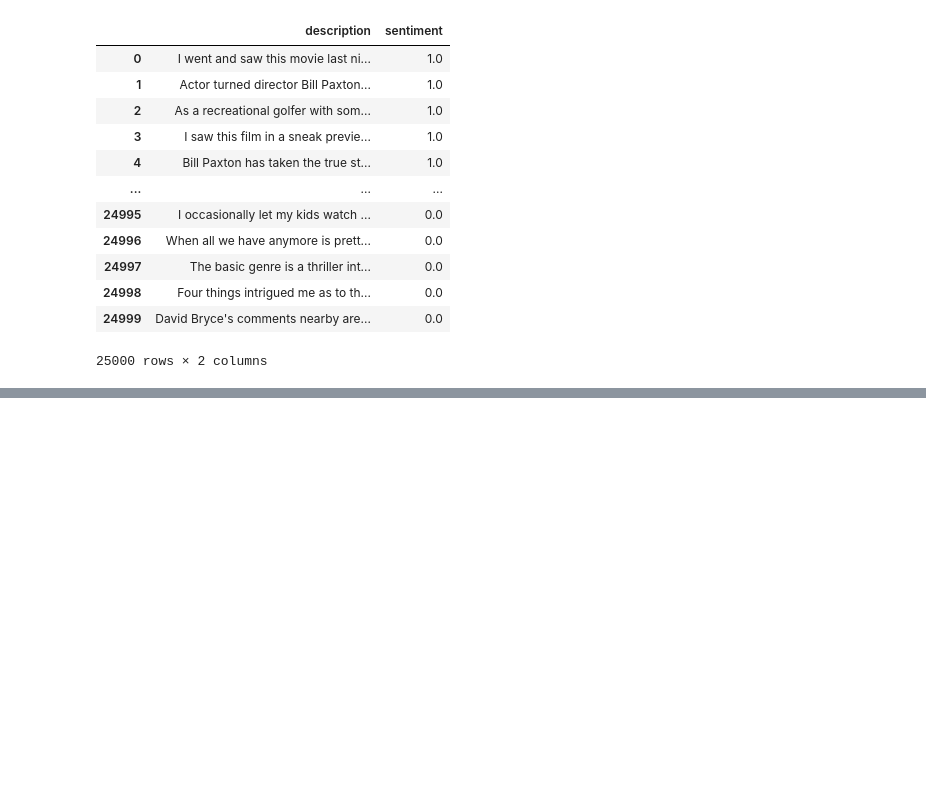
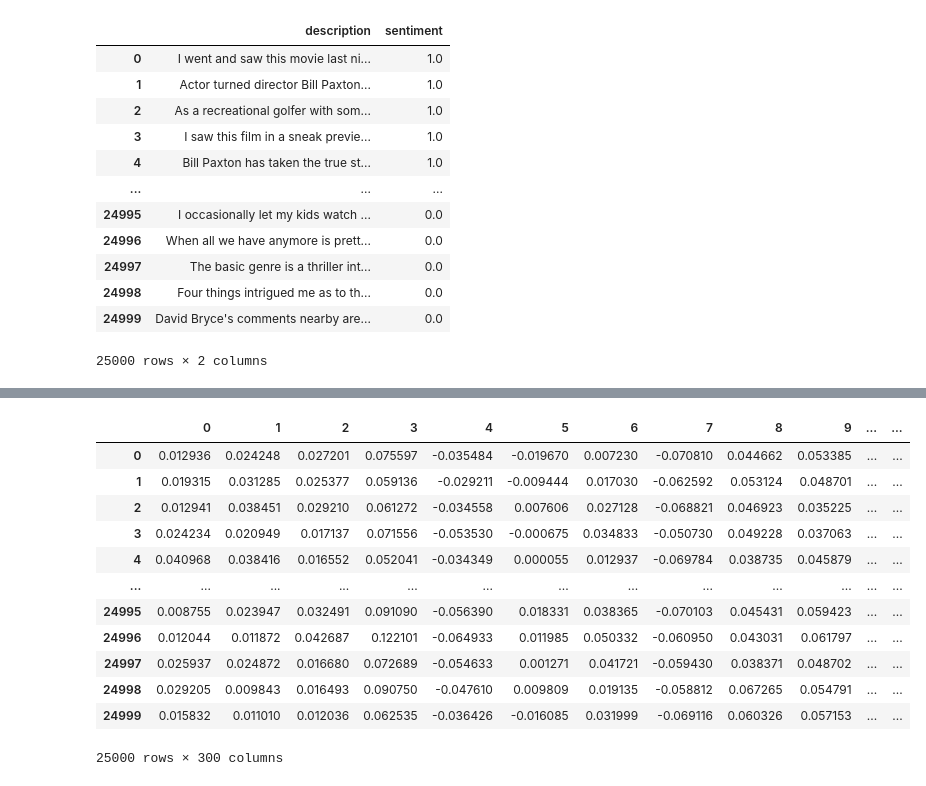
Before and after one commit to hanfei1986/Embedding-with-Word2Vec, a Jupyter notebook: Word2cec embedding and sentiment analysis.ipynb, the cells around one changed output, grey strips where cells are left out. Saved outputs shown, nothing was run; the diff lists cells and outputs as text; code cells hidden in the pictures; blank space fills up the shorter version.

```diff
--- a/Word2cec embedding and sentiment analysis.ipynb
+++ b/Word2cec embedding and sentiment analysis.ipynb
@@ -135,0 +164,17 @@ weighted avg       0.82      0.82      0.82     25000
+# %%
+X_test = pd.DataFrame([calculate_vector(pretrained_model, tokens) for tokens in tokenized_test])
+X_test
+# %% [output]
+|  | 0 | 1 | 2 | 3 | 4 | 5 | 6 | 7 | 8 | 9 | ... | ... |
+| 0 | 0.012936 | 0.024248 | 0.027201 | 0.075597 | -0.035484 | -0.019670 | 0.007230 | -0.070810 | 0.044662 | 0.053385 | ... | ... |
+| 1 | 0.019315 | 0.031285 | 0.025377 | 0.059136 | -0.029211 | -0.009444 | 0.017030 | -0.062592 | 0.053124 | 0.048701 | ... | ... |
+| 2 | 0.012941 | 0.038451 | 0.029210 | 0.061272 | -0.034558 | 0.007606 | 0.027128 | -0.068821 | 0.046923 | 0.035225 | ... | ... |
+| 3 | 0.024234 | 0.020949 | 0.017137 | 0.071556 | -0.053530 | -0.000675 | 0.034833 | -0.050730 | 0.049228 | 0.037063 | ... | ... |
+| 4 | 0.040968 | 0.038416 | 0.016552 | 0.052041 | -0.034349 | 0.000055 | 0.012937 | -0.069784 | 0.038735 | 0.045879 | ... | ... |
+| ... | ... | ... | ... | ... | ... | ... | ... | ... | ... | ... | ... | ... |
+| 24995 | 0.008755 | 0.023947 | 0.032491 | 0.091090 | -0.056390 | 0.018331 | 0.038365 | -0.070103 | 0.045431 | 0.059423 | ... | ... |
+| 24996 | 0.012044 | 0.011872 | 0.042687 | 0.122101 | -0.064933 | 0.011985 | 0.050332 | -0.060950 | 0.043031 | 0.061797 | ... | ... |
+| 24997 | 0.025937 | 0.024872 | 0.016680 | 0.072689 | -0.054633 | 0.001271 | 0.041721 | -0.059430 | 0.038371 | 0.048702 | ... | ... |
+| 24998 | 0.029205 | 0.009843 | 0.016493 | 0.090750 | -0.047610 | 0.009809 | 0.019135 | -0.058812 | 0.067265 | 0.054791 | ... | ... |
+| 24999 | 0.015832 | 0.011010 | 0.012036 | 0.062535 | -0.036426 | -0.016085 | 0.031999 | -0.069116 | 0.060326 | 0.057153 | ... | ... |
+25000 rows × 300 columns
```
Also changed, not shown: parts of 12 cells of this notebook.
